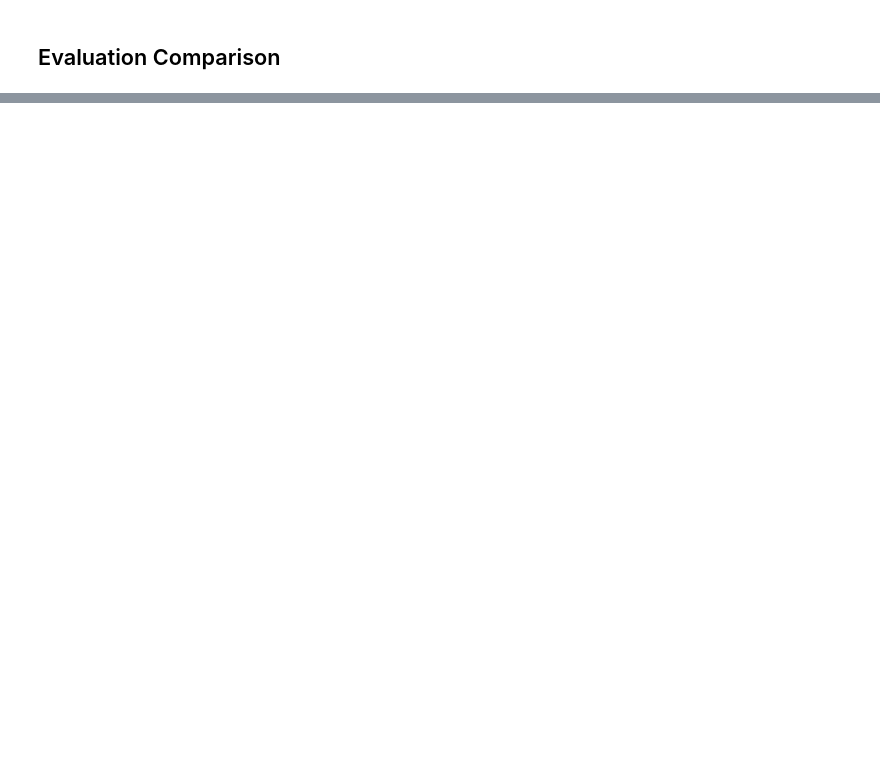
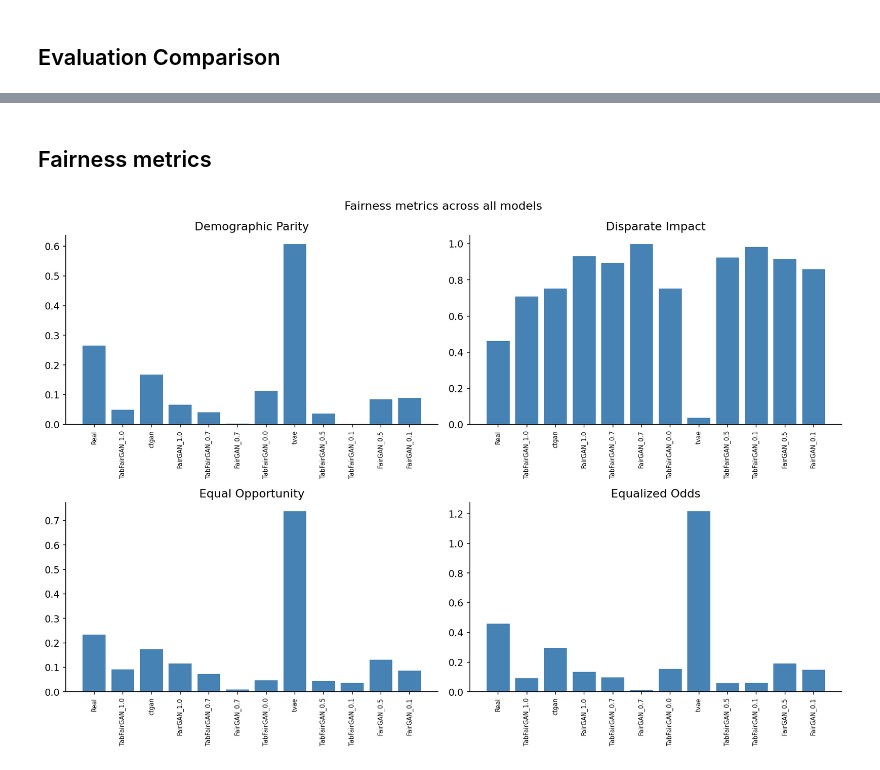
Before and after one commit to saramaggie/fair-synthetic-data-gen, a Jupyter notebook: Notebook_Classify_Eval.ipynb, the cells around one changed output, grey strips where cells are left out. Saved outputs shown, nothing was run; the diff lists cells and outputs as text; code cells hidden in the pictures; blank space fills up the shorter version.

```diff
--- a/Notebook_Classify_Eval.ipynb
+++ b/Notebook_Classify_Eval.ipynb
@@ -361,0 +512,29 @@ final_df
+# %% [markdown]
+## Fairness metrics
+# %%
+fairness_cols = ["demographic_parity", "disparate_impact", "equal_opportunity", "equalized_odds"]
+fairness_data = final_df[fairness_cols].dropna()
+
+fig, axes = plt.subplots(2, 2, figsize=(13, 9))
+
+axes[0, 0].bar(fairness_data.index, fairness_data["demographic_parity"], color="steelblue")
+axes[0, 0].set_title("Demographic Parity")
+
+axes[0, 1].bar(fairness_data.index, fairness_data["disparate_impact"], color="steelblue")
+axes[0, 1].set_title("Disparate Impact")
+
+axes[1, 0].bar(fairness_data.index, fairness_data["equal_opportunity"], color="steelblue")
+axes[1, 0].set_title("Equal Opportunity")
+
+axes[1, 1].bar(fairness_data.index, fairness_data["equalized_odds"], color="steelblue")
+axes[1, 1].set_title("Equalized Odds")
+
+for ax in axes.flat:
+    ax.tick_params(axis="x", rotation=90, labelsize=7)
+
+plt.suptitle("Fairness metrics across all models")
+plt.tight_layout()
+plt.savefig("figures/fairness_metrics.png")
+plt.show()
+# %% [output]
+[figure, added]
```
Also changed, not shown: parts of 18 cells of this notebook, 4 other files.
